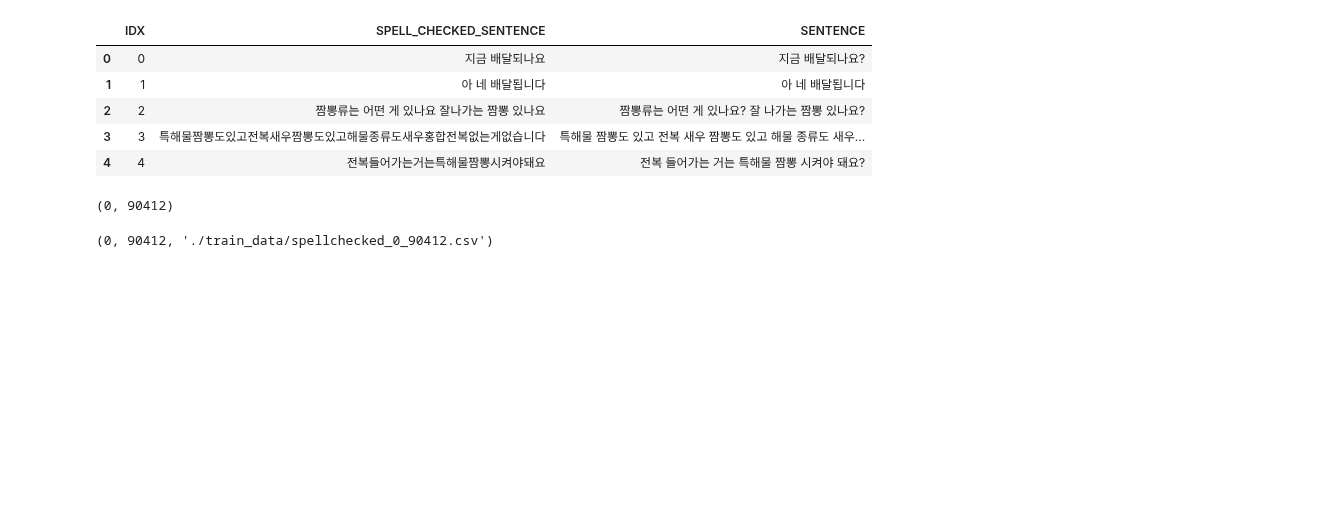
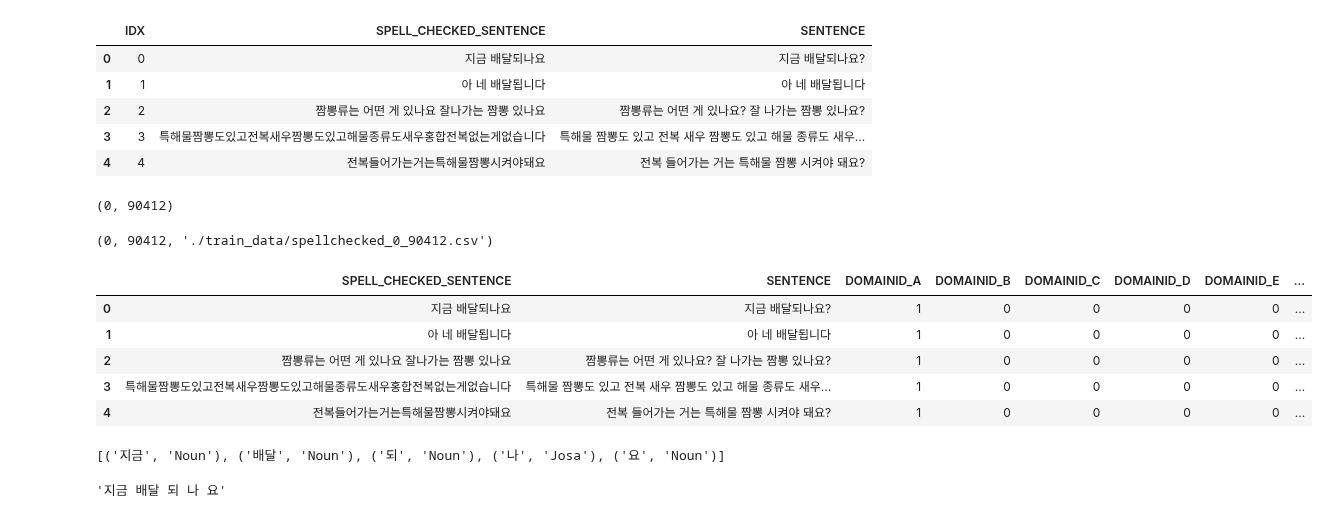
Before and after one commit to KangnamUnivShuttle/tensor_study, a Jupyter notebook: notebook/NLP/Data preprocessing.ipynb, the cells around one changed output. Drawn from its saved outputs; the diff is of its cells as text; code cells hidden in the pictures; blank space fills up the shorter version.

```diff
--- a/notebook/NLP/Data preprocessing.ipynb
+++ b/notebook/NLP/Data preprocessing.ipynb
@@ -817,3 +817,17 @@ start, end, csv_path
 (0, 90412, './train_data/spellchecked_0_90412.csv')
 # %%
 spellCheckdDataFrame.to_csv(csv_path, header=True, index=False)
+# %%
+mergedDataFrame = pd.concat([spellCheckdDataFrame.drop(['IDX'], axis=1), splitedDataFrame.drop(['SENTENCE'], axis=1)], axis=1)
+mergedDataFrame.head()
+# %% [output]
+|  | SPELL_CHECKED_SENTENCE | SENTENCE | DOMAINID_A | DOMAINID_B | DOMAINID_C | DOMAINID_D | DOMAINID_E | ... |
+| 0 | 지금 배달되나요 | 지금 배달되나요? | 1 | 0 | 0 | 0 | 0 | ... |
+| 1 | 아 네 배달됩니다 | 아 네 배달됩니다 | 1 | 0 | 0 | 0 | 0 | ... |
+| 2 | 짬뽕류는 어떤 게 있나요 잘나가는 짬뽕 있나요 | 짬뽕류는 어떤 게 있나요? 잘 나가는 짬뽕 있나요? | 1 | 0 | 0 | 0 | 0 | ... |
+| 3 | 특해물짬뽕도있고전복새우짬뽕도있고해물종류도새우홍합전복없는게없습니다 | 특해물 짬뽕도 있고 전복 새우 짬뽕도 있고 해물 종류도 새우... | 1 | 0 | 0 | 0 | 0 | ... |
+| 4 | 전복들어가는거는특해물짬뽕시켜야돼요 | 전복 들어가는 거는 특해물 짬뽕 시켜야 돼요? | 1 | 0 | 0 | 0 | 0 | ... |
+# %%
+twitter.pos(mergedDataFrame['SPELL_CHECKED_SENTENCE'][0])
+# %% [output]
+[('지금', 'Noun'), ('배달', 'Noun'), ('되', 'Noun'), ('나', 'Josa'), ('요', 'Noun')]
@@ -819,0 +839,7 @@ spellCheckdDataFrame.to_csv(csv_path, header=True, index=False)
+# %%
+def token_splited_text_converter(text):
+    return ' '.join([item[0] for item in twitter.pos(text)])
+
+token_splited_text_converter(mergedDataFrame['SPELL_CHECKED_SENTENCE'][0])
+# %% [output]
+'지금 배달 되 나 요'
```
Also changed, not shown: parts of 8 cells of this notebook.
